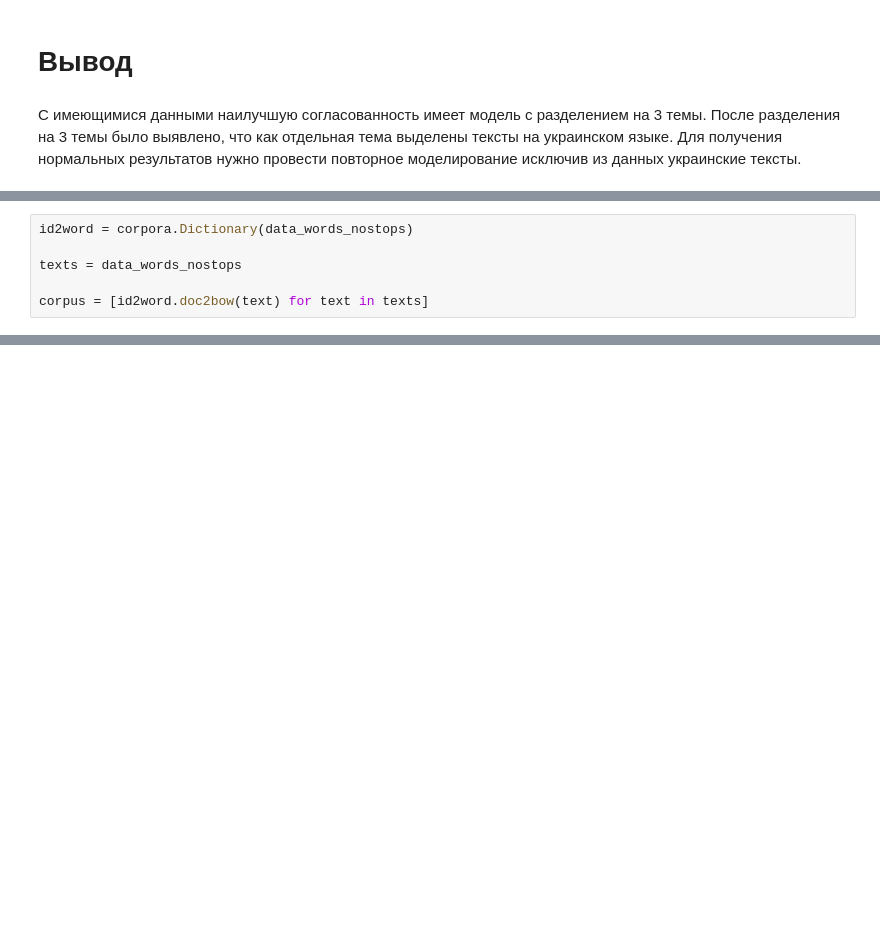
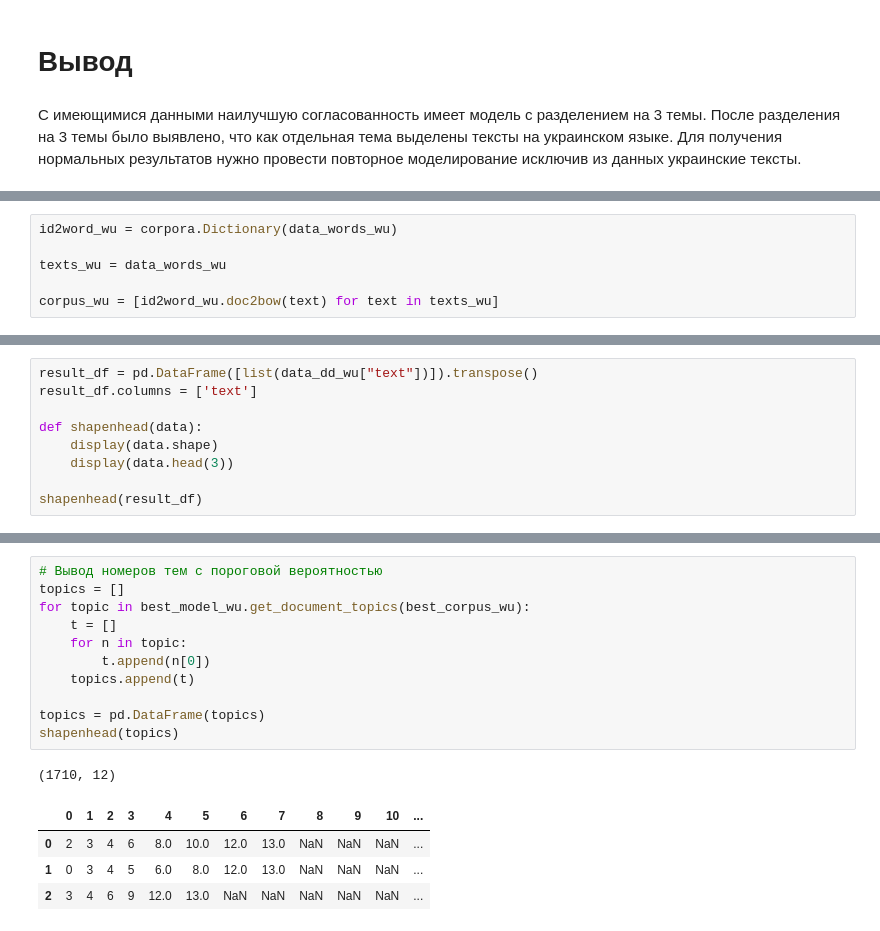
Before and after one commit to FreazerKRD/hackathon-recruiters, a Jupyter notebook: topic_modeling_new.ipynb, the cells around one changed output, grey strips where cells are left out. Saved outputs shown, nothing was run; the diff lists cells and outputs as text; blank space fills up the shorter version.

```diff
--- a/topic_modeling_new.ipynb
+++ b/topic_modeling_new.ipynb
@@ -377,6 +478,6 @@ display(len(data_words_nostops))
 # %%
-id2word = corpora.Dictionary(data_words_nostops)
+id2word_wu = corpora.Dictionary(data_words_wu)
 
-texts = data_words_nostops
+texts_wu = data_words_wu
 
-corpus = [id2word.doc2bow(text) for text in texts]
+corpus_wu = [id2word_wu.doc2bow(text) for text in texts_wu]
@@ -382,0 +581,9 @@ corpus = [id2word.doc2bow(text) for text in texts]
+# %%
+result_df = pd.DataFrame([list(data_dd_wu["text"])]).transpose()
+result_df.columns = ['text']
+
+def shapenhead(data):
+    display(data.shape)
+    display(data.head(3))
+
+shapenhead(result_df)
@@ -382,0 +596,17 @@ corpus = [id2word.doc2bow(text) for text in texts]
+# %%
+# Вывод номеров тем с пороговой вероятностью
+topics = []
+for topic in best_model_wu.get_document_topics(best_corpus_wu):
+    t = []
+    for n in topic:
+        t.append(n[0])
+    topics.append(t)
+
+topics = pd.DataFrame(topics)
+shapenhead(topics)
+# %% [output]
+(1710, 12)
+|  | 0 | 1 | 2 | 3 | 4 | 5 | 6 | 7 | 8 | 9 | 10 | ... |
+| 0 | 2 | 3 | 4 | 6 | 8.0 | 10.0 | 12.0 | 13.0 | NaN | NaN | NaN | ... |
+| 1 | 0 | 3 | 4 | 5 | 6.0 | 8.0 | 12.0 | 13.0 | NaN | NaN | NaN | ... |
+| 2 | 3 | 4 | 6 | 9 | 12.0 | 13.0 | NaN | NaN | NaN | NaN | NaN | ... |
```
Also changed, not shown: parts of 59 cells of this notebook, 2 other files.
